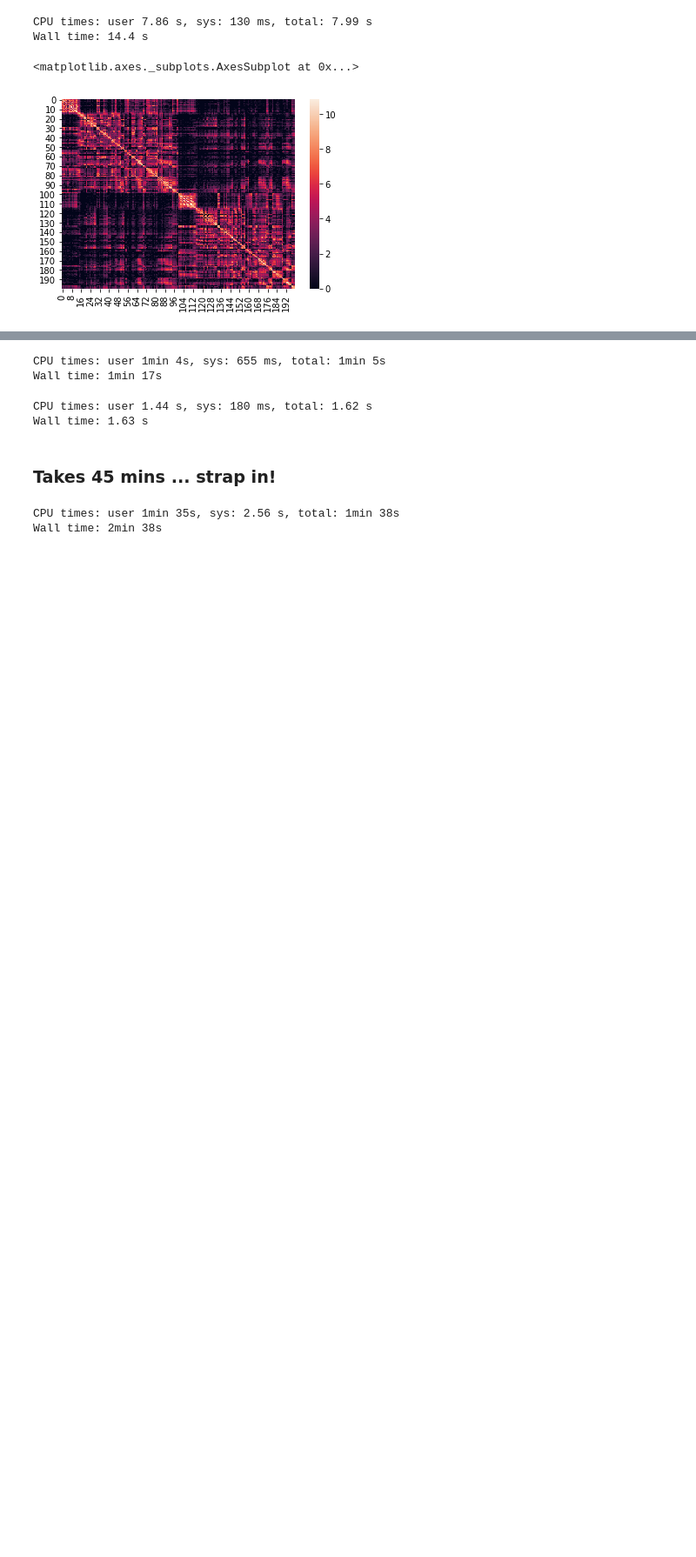
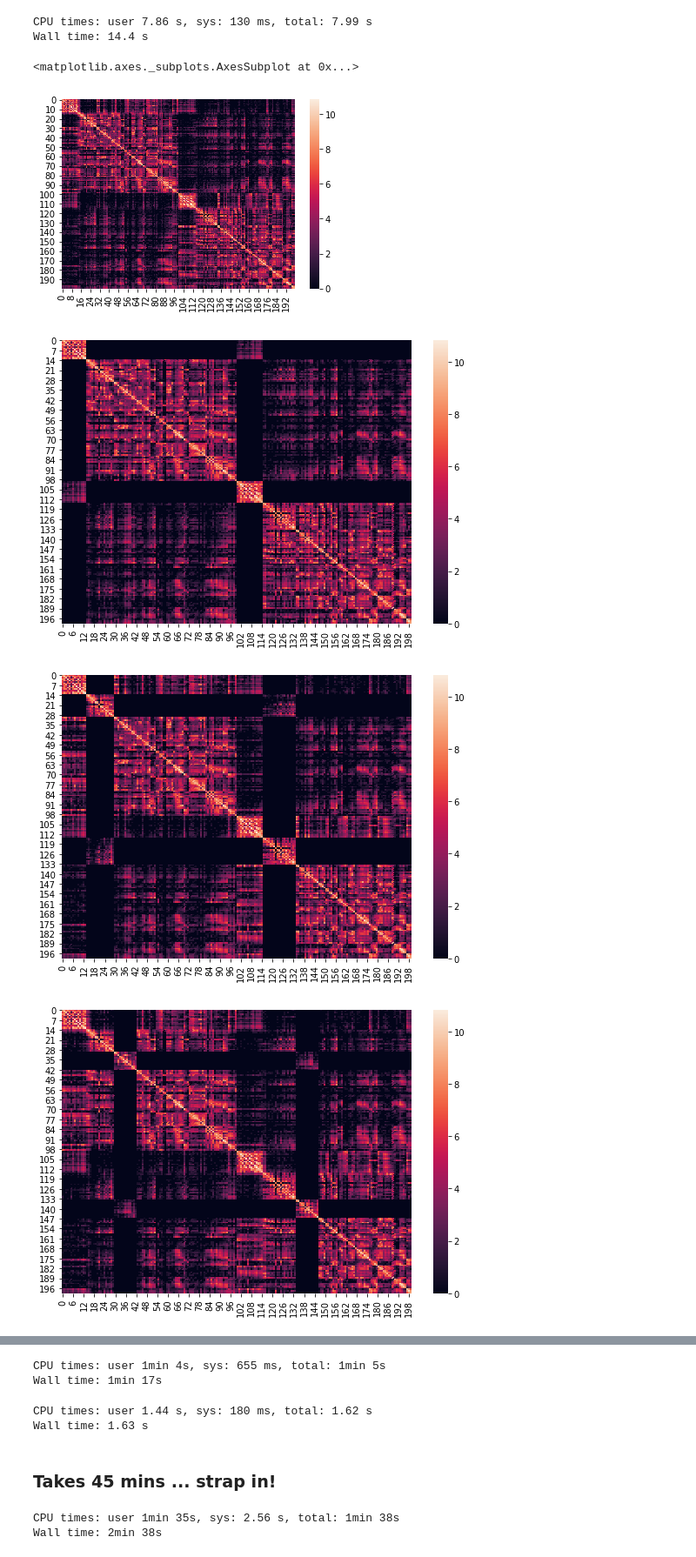
Before and after one commit to Shreyder93/whobpyt, a Jupyter notebook: scratch/WhoBPyT_isolated_SC_x_Dist_impact_all_subs.ipynb, the cells around one changed output, grey strips where cells are left out. Shown at 87% size. Cells and saved outputs as stored; diff of their text form; code cells hidden in the pictures; blank space fills up the shorter version.

```diff
--- a/scratch/WhoBPyT_isolated_SC_x_Dist_impact_all_subs.ipynb
+++ b/scratch/WhoBPyT_isolated_SC_x_Dist_impact_all_subs.ipynb
@@ -153,0 +126,27 @@ sns.heatmap(np.log1p(all_subs_pre_lap_SC[0]))
+# %%
+# a,b,c,d = 43,54,147,158
+
+for i in range(7):
+    a,b,c,d = ntwx_labels_idxs[i]
+    modified_matrix = all_subs_pre_lap_SC[0].copy()
+
+    modified_matrix[a:b,0:a] = 0
+    modified_matrix[a:b,b:c] = 0
+    modified_matrix[a:b,d:200] = 0
+    modified_matrix[c:d,0:a] = 0
+    modified_matrix[c:d,b:c] = 0
+    modified_matrix[c:d,d:200] = 0
+
+    modified_matrix[0:a,a:b] = 0
+    modified_matrix[b:c,a:b] = 0
+    modified_matrix[d:200,a:b] = 0
+    modified_matrix[0:a,c:d] = 0
+    modified_matrix[b:c,c:d] = 0
+    modified_matrix[d:200,c:d] = 0
+
+    fig, ax = plt.subplots(figsize=(9,6))
+    sns.heatmap(np.log1p(modified_matrix))
+# %% [output]
+[figure, added]
+[figure, added]
+[figure, added]
```
Also changed, not shown: parts of 4 cells of this notebook, 3 other files.
